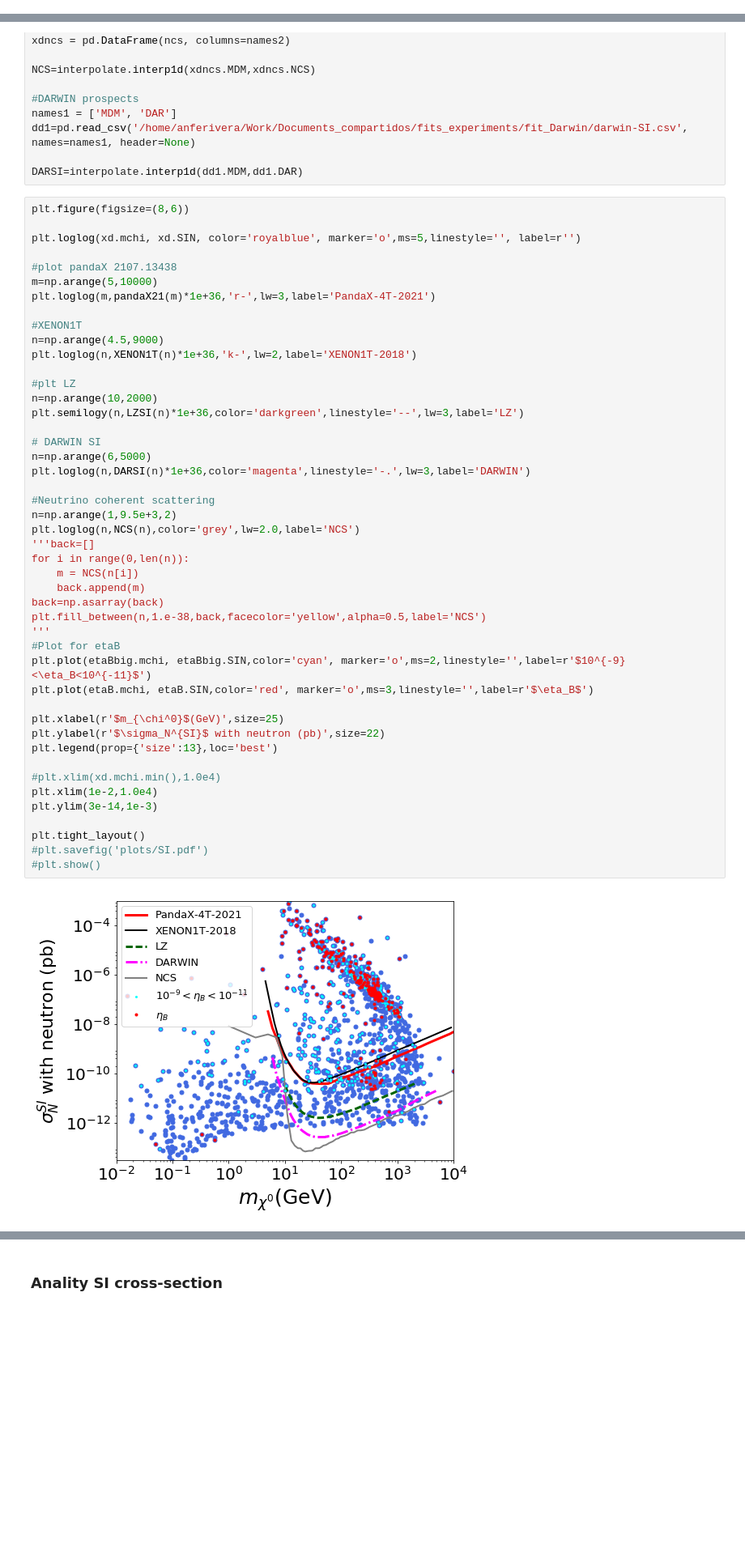
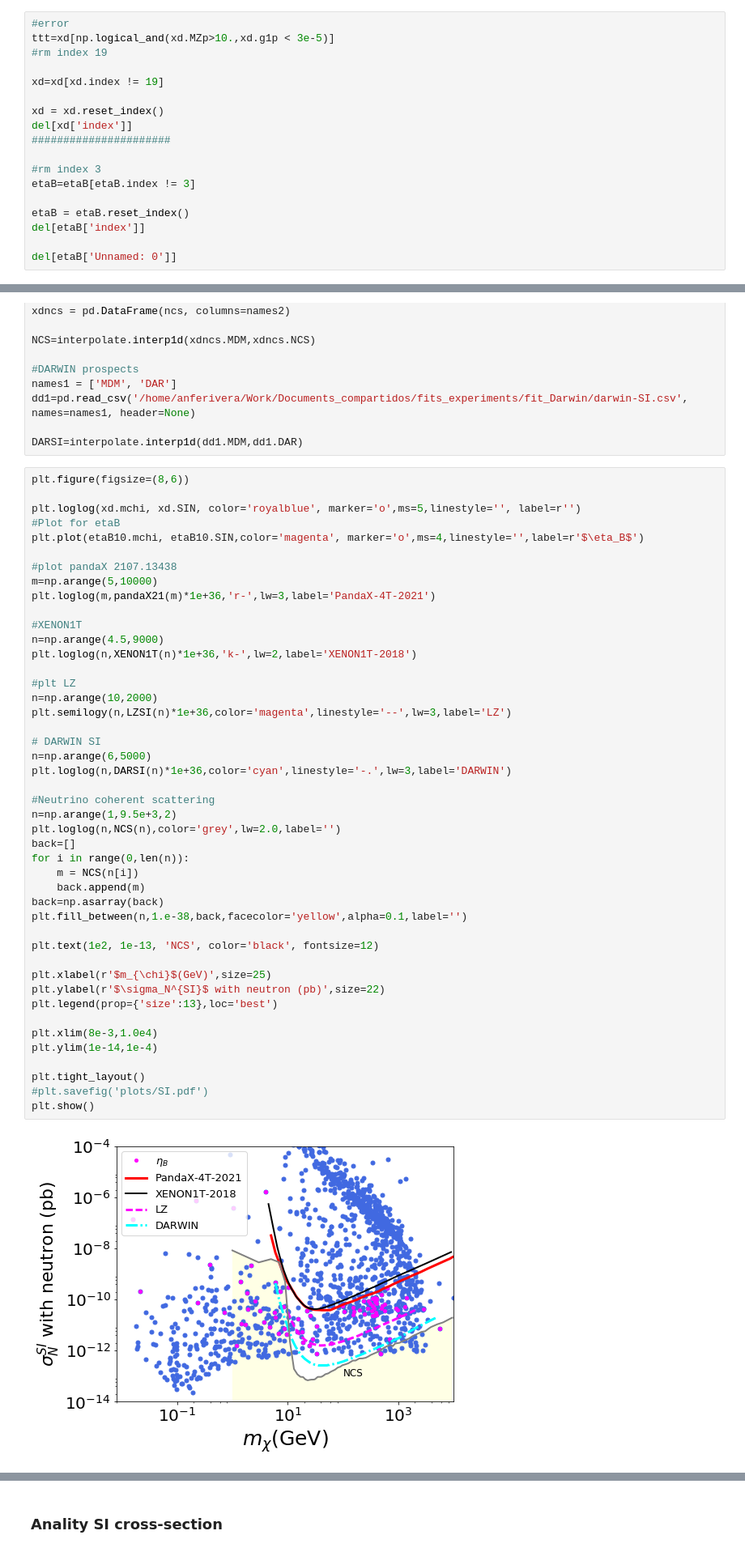
Before and after one commit to anferivera/DarkBariogenesis, a Jupyter notebook: U1B_model-random-scan-DM.ipynb, the cells around one changed output, grey strips where cells are left out. Shown at 81% size. Drawn from its saved outputs; the diff is of its cells as text; blank space fills up the shorter version.

```diff
--- a/U1B_model-random-scan-DM.ipynb
+++ b/U1B_model-random-scan-DM.ipynb
@@ -157,3 +175,21 @@ a = np.linspace(1e-3,3e3,10)
+# %%
+#error
+ttt=xd[np.logical_and(xd.MZp>10.,xd.g1p < 3e-5)]
+#rm index 19
+
+xd=xd[xd.index != 19]
+
+xd = xd.reset_index()
+del[xd['index']]
+######################
+
+#rm index 3
+etaB=etaB[etaB.index != 3]
+
+etaB = etaB.reset_index()
+del[etaB['index']]
+
+del[etaB['Unnamed: 0']]
 # %%
 plt.figure(figsize=(8,6))
 
@@ -262,47 +301,46 @@ DARSI=interpolate.interp1d(dd1.MDM,dd1.DAR)
 plt.figure(figsize=(8,6))
 
 plt.loglog(xd.mchi, xd.SIN, color='royalblue', marker='o',ms=5,linestyle='', label=r'')
+#Plot for etaB
+plt.plot(etaB10.mchi, etaB10.SIN,color='magenta', marker='o',ms=4,linestyle='',label=r'$\eta_B$')
 
 #plot pandaX 2107.13438
 m=np.arange(5,10000)
 plt.loglog(m,pandaX21(m)*1e+36,'r-',lw=3,label='PandaX-4T-2021')
 
 #XENON1T
 n=np.arange(4.5,9000)
 plt.loglog(n,XENON1T(n)*1e+36,'k-',lw=2,label='XENON1T-2018')
 
 #plt LZ
 n=np.arange(10,2000)
-plt.semilogy(n,LZSI(n)*1e+36,color='darkgreen',linestyle='--',lw=3,label='LZ')
+plt.semilogy(n,LZSI(n)*1e+36,color='magenta',linestyle='--',lw=3,label='LZ')
 
 # DARWIN SI
 n=np.arange(6,5000)
-plt.loglog(n,DARSI(n)*1e+36,color='magenta',linestyle='-.',lw=3,label='DARWIN')
+plt.loglog(n,DARSI(n)*1e+36,color='cyan',linestyle='-.',lw=3,label='DARWIN')
 
 #Neutrino coherent scattering
 n=np.arange(1,9.5e+3,2)
-plt.loglog(n,NCS(n),color='grey',lw=2.0,label='NCS')
-'''back=[]
+plt.loglog(n,NCS(n),color='grey',lw=2.0,label='')
+back=[]
 for i in range(0,len(n)):
     m = NCS(n[i])
     back.append(m)
 back=np.asarray(back)
-plt.fill_between(n,1.e-38,back,facecolor='yellow',alpha=0.5,label='NCS')
-'''
-#Plot for etaB
-plt.plot(etaBbig.mchi, etaBbig.SIN,color='cyan', marker='o',ms=2,linestyle='',label=r'$10^{-9}<\eta_B<10^{-11}$')
-plt.plot(etaB.mchi, etaB.SIN,color='red', marker='o',ms=3,linestyle='',label=r'$\eta_B$')
+plt.fill_between(n,1.e-38,back,facecolor='yellow',alpha=0.1,label='')
 
-plt.xlabel(r'$m_{\chi^0}$(GeV)',size=25)
+plt.text(1e2, 1e-13, 'NCS', color='black', fontsize=12)
+
+plt.xlabel(r'$m_{\chi}$(GeV)',size=25)
 plt.ylabel(r'$\sigma_N^{SI}$ with neutron (pb)',size=22)
 plt.legend(prop={'size':13},loc='best')
 
-#plt.xlim(xd.mchi.min(),1.0e4)
-plt.xlim(1e-2,1.0e4)
-plt.ylim(3e-14,1e-3)
+plt.xlim(8e-3,1.0e4)
+plt.ylim(1e-14,1e-4)
 
 plt.tight_layout()
 #plt.savefig('plots/SI.pdf')
-#plt.show()
+plt.show()
 # %% [output]
-[figure, old version]
+[figure, new version]
```
Also changed, not shown: parts of 31 cells of this notebook, 10 other files.
